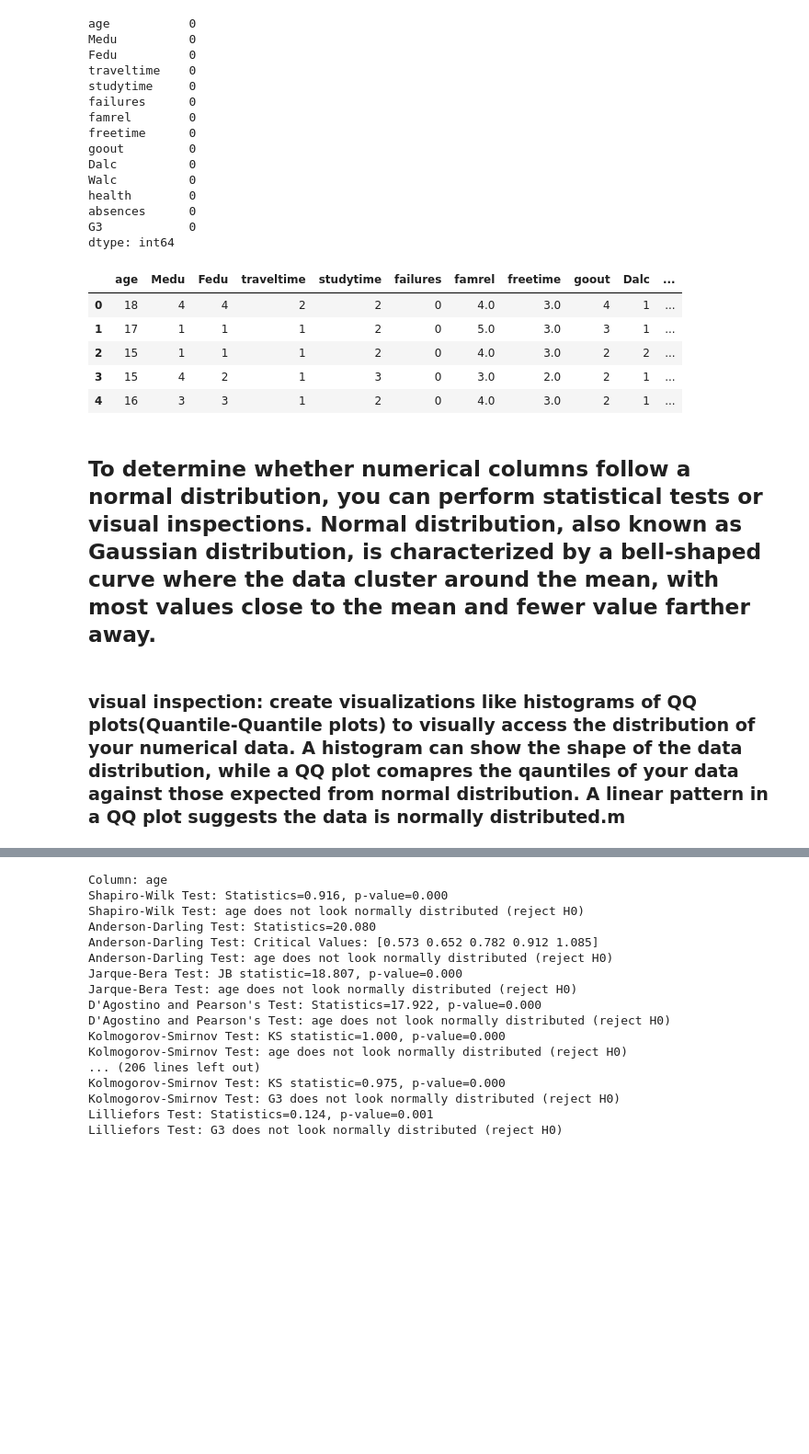
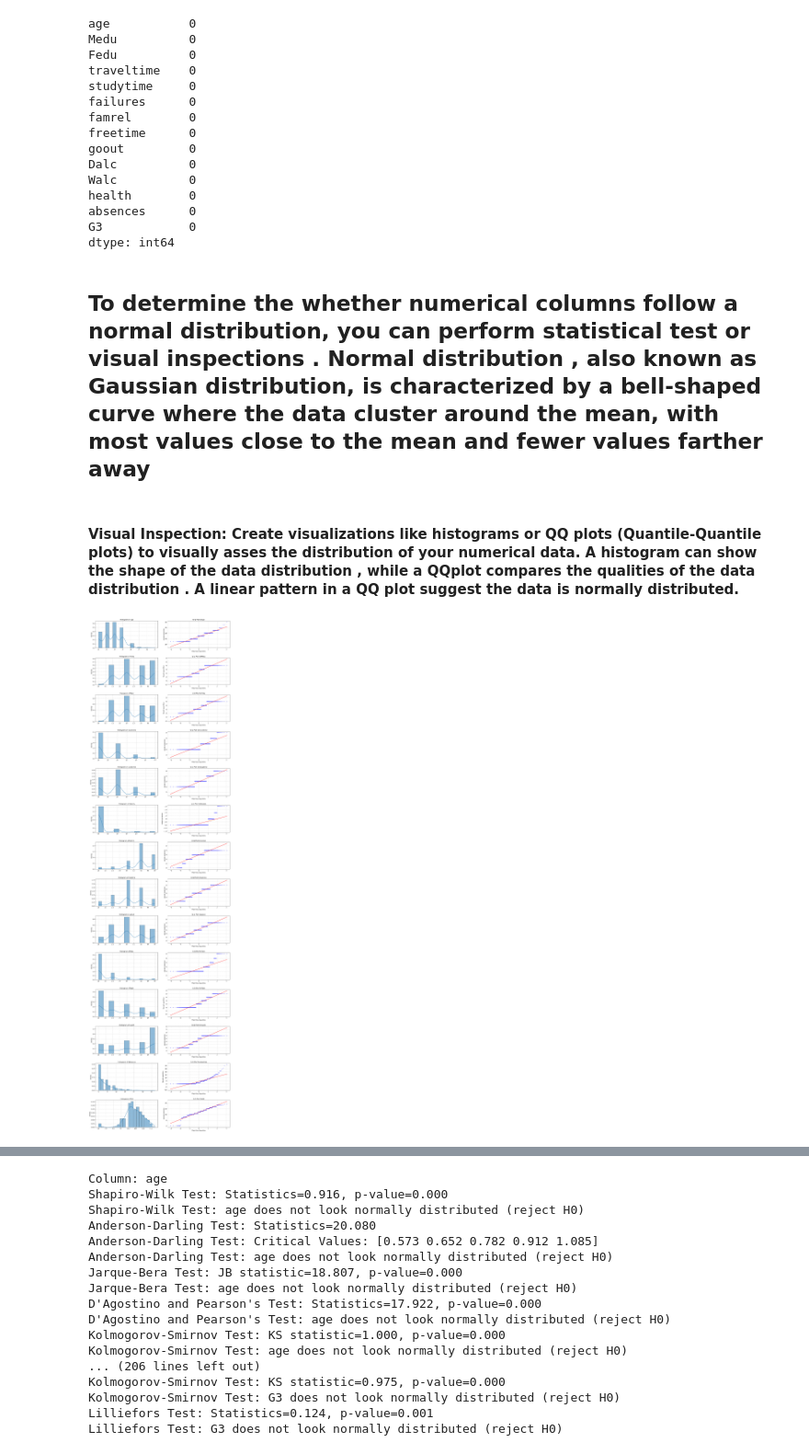
Before and after one commit to San2magar/Student-Analysis-Performance_using_ML, a Jupyter notebook: Student_Performance_Analysis.ipynb, the cells around one changed output, grey strips where cells are left out. Shown at 92% size. Saved outputs shown, nothing was run; the diff lists cells and outputs as text; code cells hidden in the pictures; blank space fills up the shorter version.

```diff
--- a/Student_Performance_Analysis.ipynb
+++ b/Student_Performance_Analysis.ipynb
@@ -102,0 +107,4 @@ Name: count, dtype: int64
+# %%
+for i in df.columns:
+    print(f"\n Value counts for columns: {i}")
+    print(df[i].value_counts())
@@ -285,16 +302,7 @@ health        0
 absences      0
 G3            0
 dtype: int64
-# %%
-df[numerical_columns].head()
-# %% [output]
-|  | age | Medu | Fedu | traveltime | studytime | failures | famrel | freetime | goout | Dalc | ... |
-| 0 | 18 | 4 | 4 | 2 | 2 | 0 | 4.0 | 3.0 | 4 | 1 | ... |
-| 1 | 17 | 1 | 1 | 1 | 2 | 0 | 5.0 | 3.0 | 3 | 1 | ... |
-| 2 | 15 | 1 | 1 | 1 | 2 | 0 | 4.0 | 3.0 | 2 | 2 | ... |
-| 3 | 15 | 4 | 2 | 1 | 3 | 0 | 3.0 | 2.0 | 2 | 1 | ... |
-| 4 | 16 | 3 | 3 | 1 | 2 | 0 | 4.0 | 3.0 | 2 | 1 | ... |
 # %% [markdown]
-## To determine whether numerical columns follow a normal distribution, you can perform statistical tests or visual inspections. Normal distribution, also known as Gaussian distribution, is characterized by a bell-shaped curve where the data cluster around the mean, with most values close to the mean and fewer value farther away.
+## To determine the whether numerical columns follow a normal distribution, you can perform statistical test or visual inspections . Normal distribution , also known as Gaussian distribution, is characterized by a bell-shaped curve where the data cluster around the mean, with most values close to the mean and fewer values farther away
 # %% [markdown]
-### visual inspection: create visualizations like histograms of QQ plots(Quantile-Quantile plots) to visually access the distribution of your numerical data. A histogram can show the shape of the data distribution, while a QQ plot comapres the qauntiles of your data against those expected from normal distribution. A linear pattern in a QQ plot suggests the data is normally distributed.m
+#### Visual Inspection: Create visualizations like histograms or QQ plots (Quantile-Quantile plots) to visually asses the distribution of your numerical data. A histogram can show the shape of the data distribution , while a QQplot compares the qualities of the data distribution . A linear pattern in a QQ plot suggest the data is normally distributed.
@@ -300,0 +311,29 @@ df[numerical_columns].head()
+# %%
+# Create a figure and axes for subplots
+num_cols=len(numerical_columns)
+fig, axes =plt.subplots(num_cols, 2, figsize=(16, num_cols*4))
+
+#plotting histograms and Q-Q plots for each numerical columns
+for i, col in enumerate(numerical_columns):
+    # Histogram on the left subplot
+    sns.histplot(df[col], kde=True, ax=axes[i,0], stat='density', linewidth=0.5)
+    axes[i,0].set_title(f'Histogram of {col}')
+    axes[i,0].set_xlabel('')
+    axes[i,0].set_ylabel('Density')
+    axes[i,0].grid(True, linestyle='--',alpha=0.7)
+
+
+    #Q-Q plot on the right subplot
+    stats.probplot(df[col], plot=axes[i,1],dist='norm', fit=True)
+    axes[i,1].get_lines()[0].set_markersize(2.0)
+    axes[i,1].grid(True, linestyle='--',alpha=0.7)
+    axes[i,1].set_title(f'Q-Q Plot for{col}')
+    axes[i,1].set_xlabel('Theoritical Quantities')
+    axes[i,1].set_ylabel('Sample quantities')
+
+
+# Adjust layout and display the plots
+plt.tight_layout(pad=3.0)
+plt.show()
+# %% [output]
+[figure, added]
```
Also changed, not shown: parts of 81 cells of this notebook.
